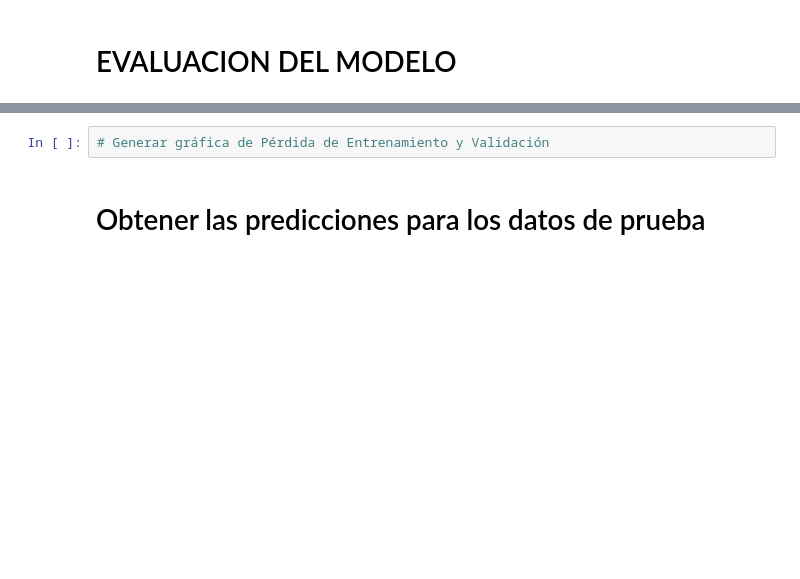
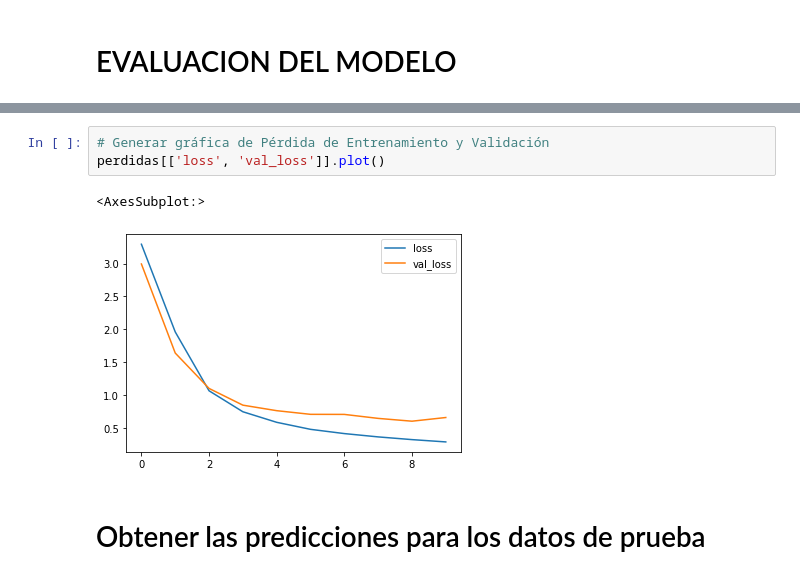
Before and after one commit to diego59x/lab10DataScience, a Jupyter notebook: Lab 10 - Clasificacion Rotulos Transito con LeNet.ipynb, the cells around one changed output, grey strips where cells are left out. Saved outputs shown, nothing was run; the diff lists cells and outputs as text; blank space fills up the shorter version.

```diff
--- a/Lab 10 - Clasificacion Rotulos Transito con LeNet.ipynb
+++ b/Lab 10 - Clasificacion Rotulos Transito con LeNet.ipynb
@@ -217,5 +257,9 @@ NameError: name 'historial' is not defined
 # %%
 # Generar gráfica de Pérdida de Entrenamiento y Validación
+perdidas[['loss', 'val_loss']].plot()
+# %% [output]
+<AxesSubplot:>
+[figure, added]
 # %% [markdown]
 # Obtener las predicciones para los datos de prueba
 # %%
```
Also changed, not shown: parts of 20 cells of this notebook, 2 other files.
